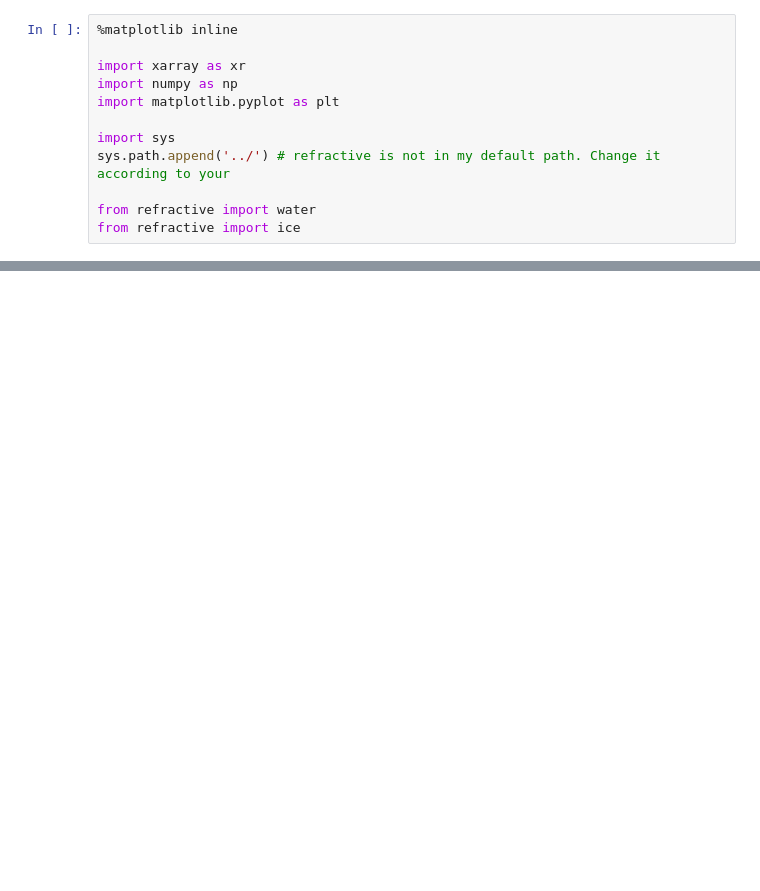
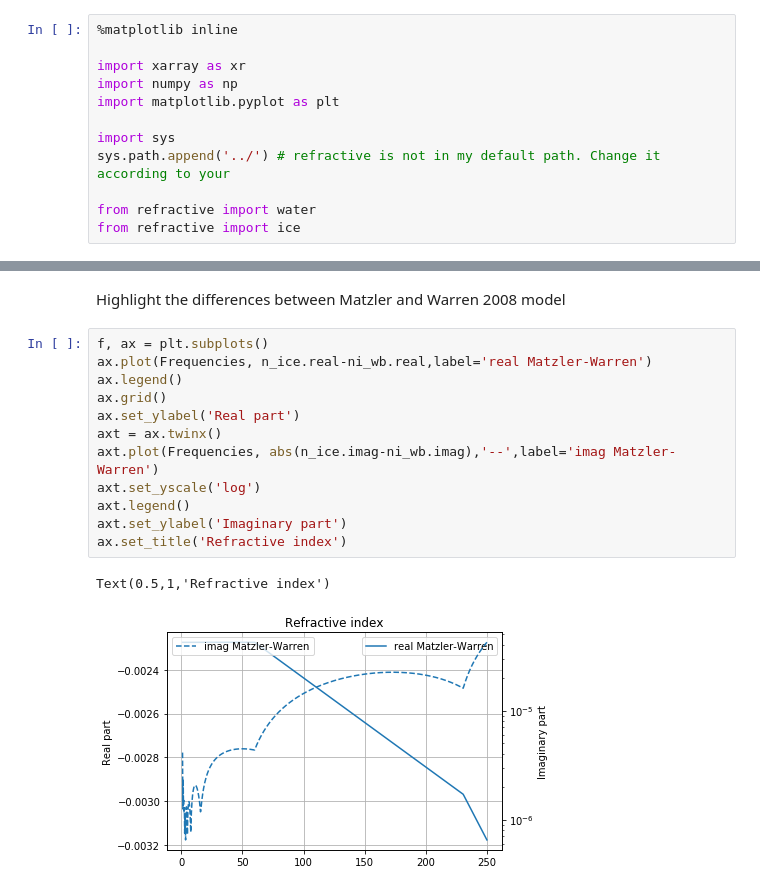
Before and after one commit to maahn/pamtra2, a Jupyter notebook: refractive/examples/plot_refractive_index_water_ice.ipynb, the cells around one changed output, grey strips where cells are left out. Drawn from its saved outputs; the diff is of its cells as text; blank space fills up the shorter version.

```diff
--- a/refractive/examples/plot_refractive_index_water_ice.ipynb
+++ b/refractive/examples/plot_refractive_index_water_ice.ipynb
@@ -37,0 +41,17 @@ Text(0.5,1,'Refractive index')
+# %% [markdown]
+Highlight the differences between Matzler and Warren 2008 model
+# %%
+f, ax = plt.subplots()
+ax.plot(Frequencies, n_ice.real-ni_wb.real,label='real Matzler-Warren')
+ax.legend()
+ax.grid()
+ax.set_ylabel('Real part')
+axt = ax.twinx()
+axt.plot(Frequencies, abs(n_ice.imag-ni_wb.imag),'--',label='imag Matzler-Warren')
+axt.set_yscale('log')
+axt.legend()
+axt.set_ylabel('Imaginary part')
+ax.set_title('Refractive index')
+# %% [output]
+Text(0.5,1,'Refractive index')
+[figure, added]
```
Also changed, not shown: parts of 3 cells of this notebook, 3 other files.
